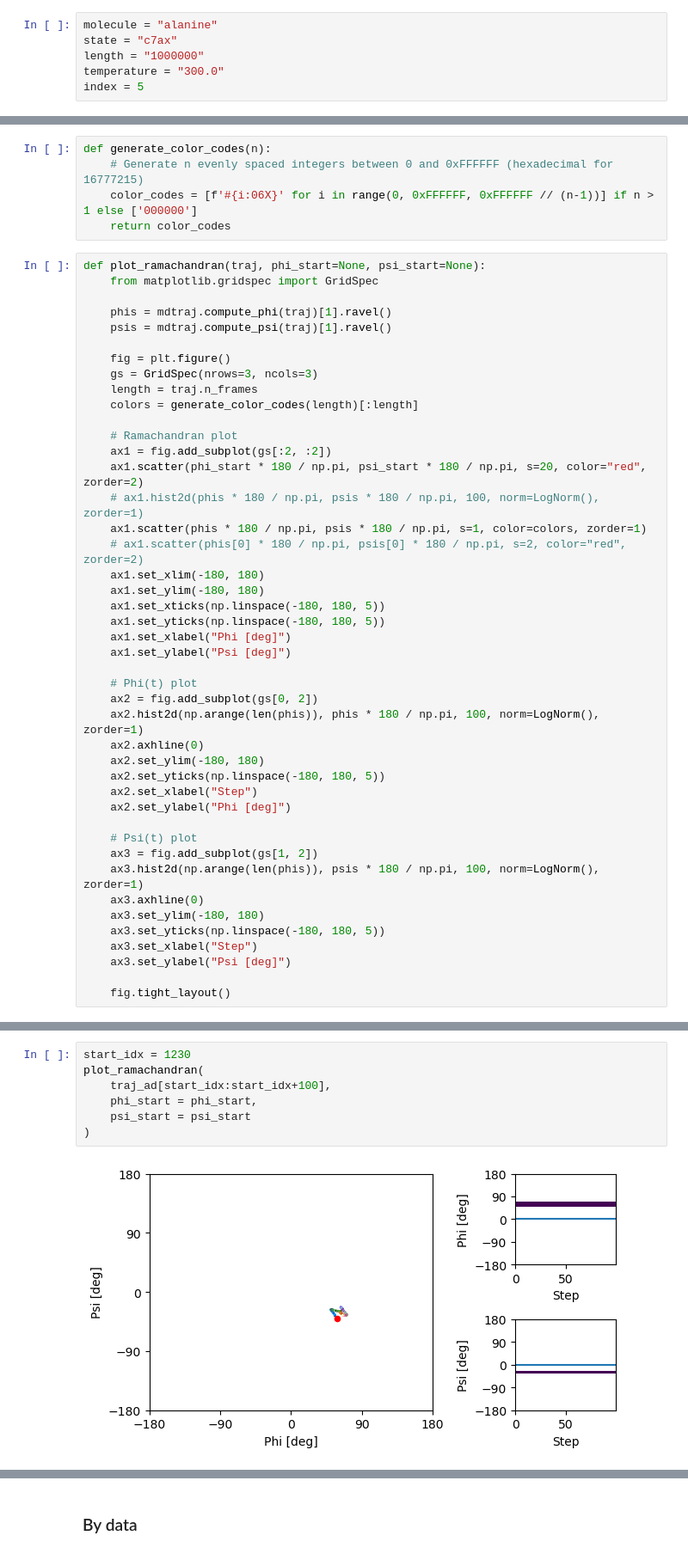
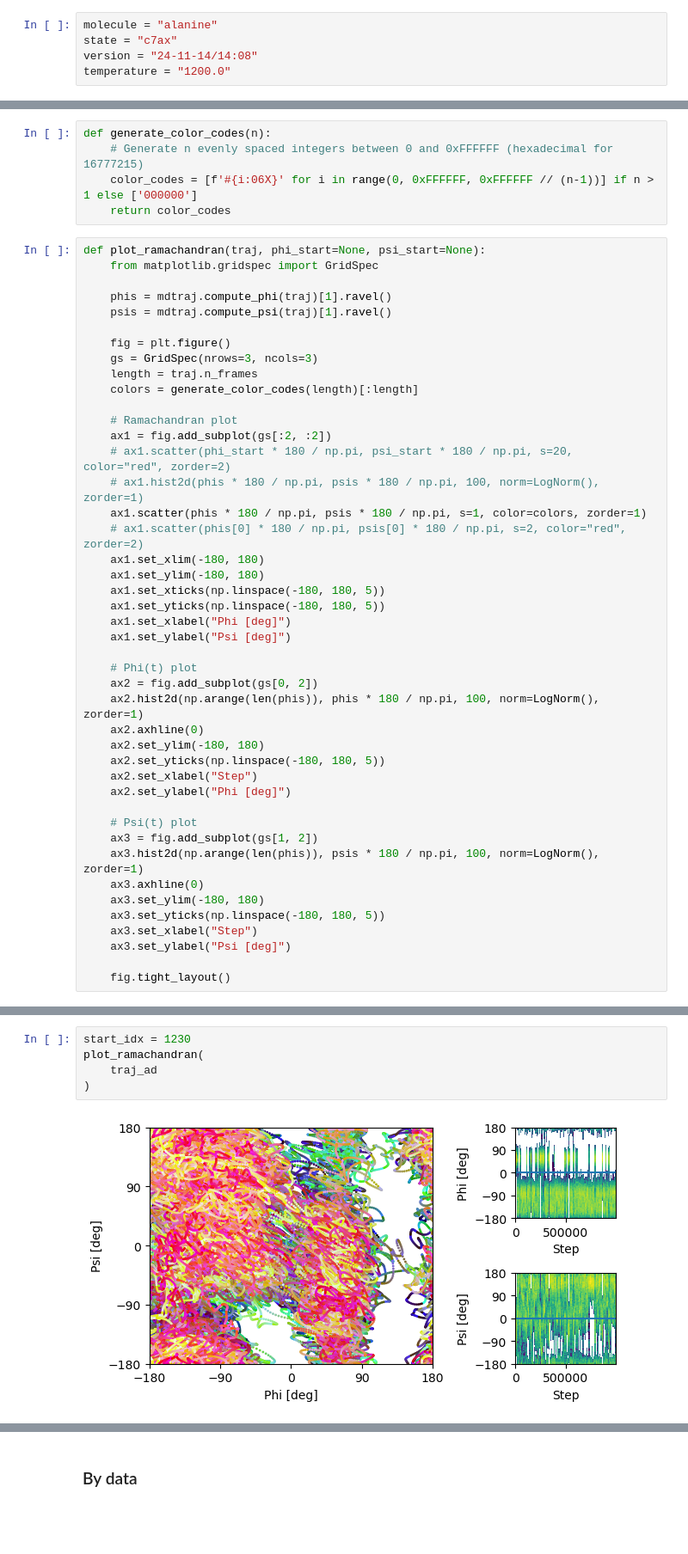
Before and after one commit to seonghyun26/simulation, a Jupyter notebook: notebook/traj.ipynb, the cells around one changed output, grey strips where cells are left out. Shown: that part at 86% size. Saved outputs shown, nothing was run; the diff lists cells and outputs as text; blank space fills up the shorter version.

```diff
--- a/notebook/traj.ipynb
+++ b/notebook/traj.ipynb
@@ -35,7 +30,6 @@ IMAGE_SIZE = "400px"
 # %%
 molecule = "alanine"
 state = "c7ax"
-length = "1000000"
-temperature = "300.0"
-index = 5
+version = "24-11-14/14:08"
+temperature = "1200.0"
 # %%
@@ -104,7 +98,7 @@ def plot_ramachandran(traj, phi_start=None, psi_start=None):
 
     # Ramachandran plot
     ax1 = fig.add_subplot(gs[:2, :2])
-    ax1.scatter(phi_start * 180 / np.pi, psi_start * 180 / np.pi, s=20, color="red", zorder=2)
+    # ax1.scatter(phi_start * 180 / np.pi, psi_start * 180 / np.pi, s=20, color="red", zorder=2)
     # ax1.hist2d(phis * 180 / np.pi, psis * 180 / np.pi, 100, norm=LogNorm(), zorder=1)
     ax1.scatter(phis * 180 / np.pi, psis * 180 / np.pi, s=1, color=colors, zorder=1)
     # ax1.scatter(phis[0] * 180 / np.pi, psis[0] * 180 / np.pi, s=2, color="red", zorder=2)
@@ -145,9 +131,7 @@ print(phi_start / np.pi * 180, psi_start/ np.pi * 180)
 # %%
 start_idx = 1230
 plot_ramachandran(
-    traj_ad[start_idx:start_idx+100],
-    phi_start = phi_start,
-    psi_start = psi_start
+    traj_ad
 )
 # %% [output]
-[figure, old version]
+[figure, new version]
```
Also changed, not shown: parts of 6 cells of this notebook, 6 other files.
